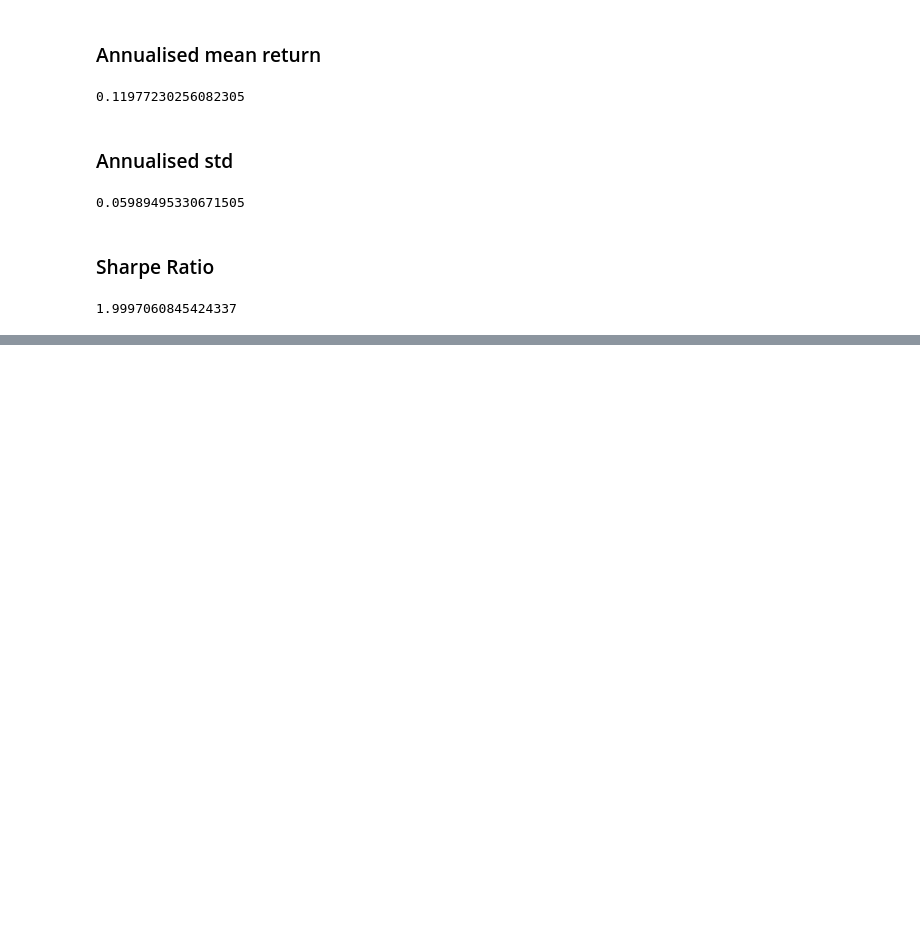
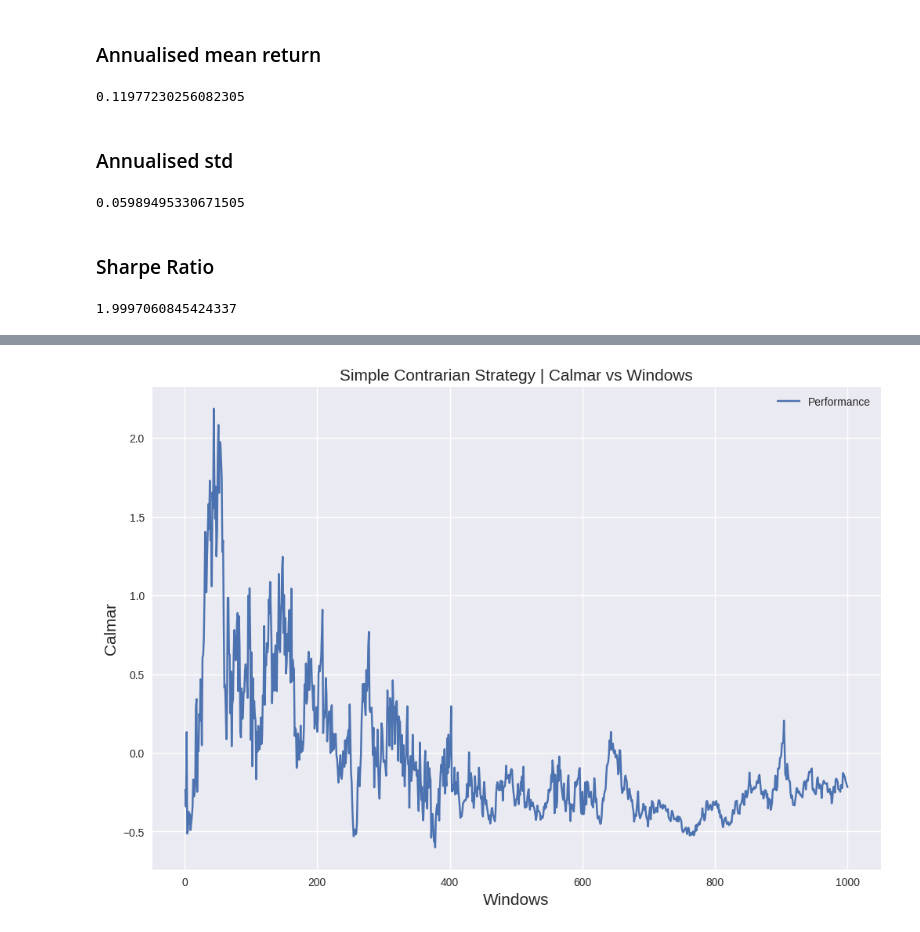
Before and after one commit to mlvhub/quant-learning, a Jupyter notebook: performance-optimization-and-risk-management-for-trading/12-strategy-optimization-advanced-performance-measurement/strategy-optimization-advanced-performance-measurement.ipynb, the cells around one changed output, grey strips where cells are left out. Drawn from its saved outputs; the diff is of its cells as text; code cells hidden in the pictures; blank space fills up the shorter version.

```diff
--- a/performance-optimization-and-risk-management-for-trading/12-strategy-optimization-advanced-performance-measurement/strategy-optimization-advanced-performance-measurement.ipynb
+++ b/performance-optimization-and-risk-management-for-trading/12-strategy-optimization-advanced-performance-measurement/strategy-optimization-advanced-performance-measurement.ipynb
@@ -585,0 +1268,4 @@ sharpe(tester.results.strategy)
+# %%
+tester.visualize_many()
+# %% [output]
+[figure, added]
```
Also changed, not shown: parts of 16 cells of this notebook, 1 other file.
